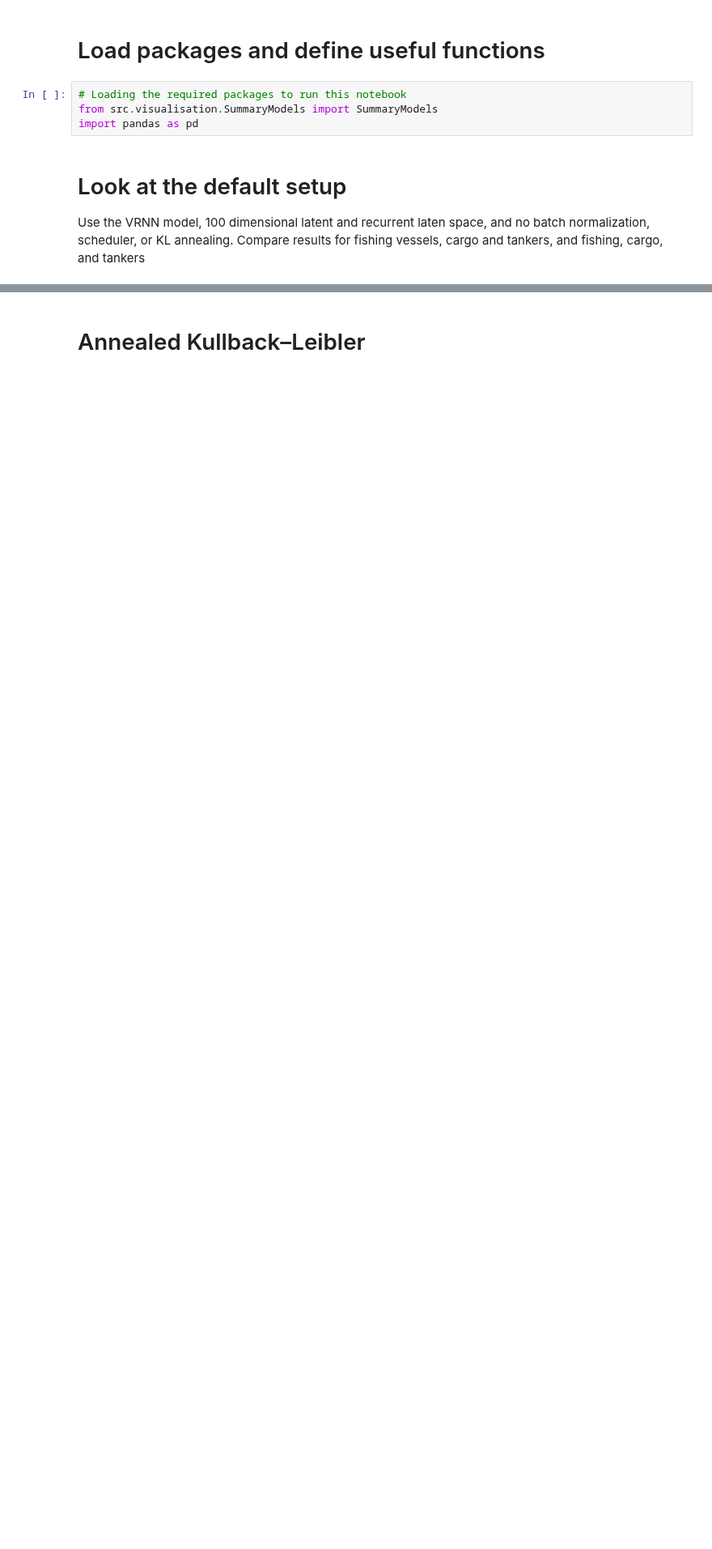
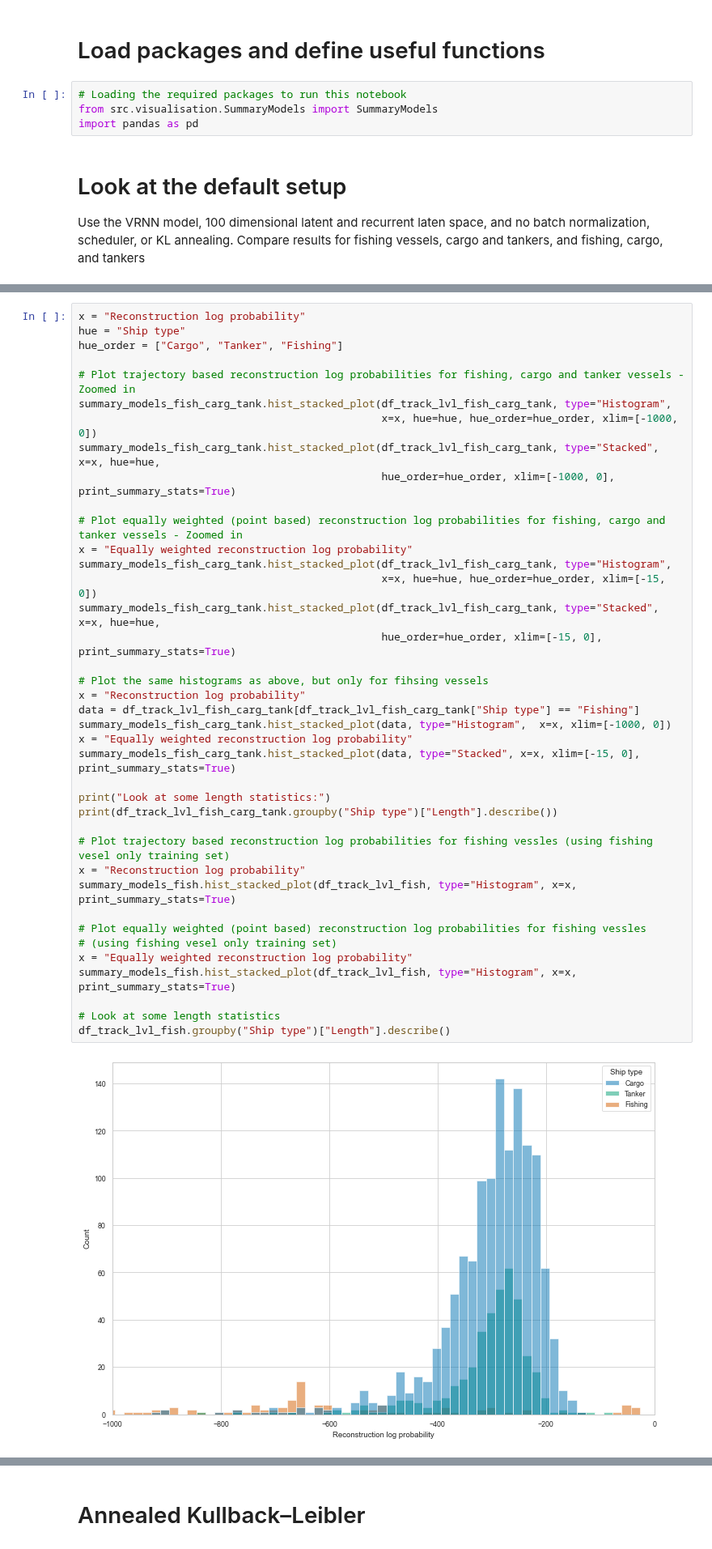
Before and after one commit to ThordurPall/vessel-trajectory-anomaly-detection, a Jupyter notebook: notebooks/Model Training/Learning Curves/Discrete Representation/Explore Training & Validation Curves - Comparison.ipynb, the cells around one changed output, grey strips where cells are left out. Shown at 81% size. Cells and saved outputs as stored; diff of their text form; blank space fills up the shorter version.

Commit message:
Adding the ability to construct reconstruction log probability histograms

```diff
--- a/notebooks/Model Training/Learning Curves/Discrete Representation/Explore Training & Validation Curves - Comparison.ipynb
+++ b/notebooks/Model Training/Learning Curves/Discrete Representation/Explore Training & Validation Curves - Comparison.ipynb
@@ -36,3 +39,44 @@ summary_models.plot_curves(df[df["Data set type"] == "Validation"], hue, hue_ord
 [figure]
 [figure]
 [figure]
+# %%
+x = "Reconstruction log probability"
+hue = "Ship type"
+hue_order = ["Cargo", "Tanker", "Fishing"]
+
+# Plot trajectory based reconstruction log probabilities for fishing, cargo and tanker vessels - Zoomed in
+summary_models_fish_carg_tank.hist_stacked_plot(df_track_lvl_fish_carg_tank, type="Histogram",
+                                                x=x, hue=hue, hue_order=hue_order, xlim=[-1000, 0])
+summary_models_fish_carg_tank.hist_stacked_plot(df_track_lvl_fish_carg_tank, type="Stacked", x=x, hue=hue,
+                                                hue_order=hue_order, xlim=[-1000, 0], print_summary_stats=True)
+
+# Plot equally weighted (point based) reconstruction log probabilities for fishing, cargo and tanker vessels - Zoomed in
+x = "Equally weighted reconstruction log probability"
+summary_models_fish_carg_tank.hist_stacked_plot(df_track_lvl_fish_carg_tank, type="Histogram",
+                                                x=x, hue=hue, hue_order=hue_order, xlim=[-15, 0])
+summary_models_fish_carg_tank.hist_stacked_plot(df_track_lvl_fish_carg_tank, type="Stacked", x=x, hue=hue,
+                                                hue_order=hue_order, xlim=[-15, 0], print_summary_stats=True)
+
+# Plot the same histograms as above, but only for fihsing vessels
+x = "Reconstruction log probability"
+data = df_track_lvl_fish_carg_tank[df_track_lvl_fish_carg_tank["Ship type"] == "Fishing"]
+summary_models_fish_carg_tank.hist_stacked_plot(data, type="Histogram",  x=x, xlim=[-1000, 0])
+x = "Equally weighted reconstruction log probability"
+summary_models_fish_carg_tank.hist_stacked_plot(data, type="Stacked", x=x, xlim=[-15, 0], print_summary_stats=True)
+
+print("Look at some length statistics:")
+print(df_track_lvl_fish_carg_tank.groupby("Ship type")["Length"].describe())
+
+# Plot trajectory based reconstruction log probabilities for fishing vessles (using fishing vesel only training set)
+x = "Reconstruction log probability"
+summary_models_fish.hist_stacked_plot(df_track_lvl_fish, type="Histogram", x=x, print_summary_stats=True)
+
+# Plot equally weighted (point based) reconstruction log probabilities for fishing vessles
+# (using fishing vesel only training set)
+x = "Equally weighted reconstruction log probability"
+summary_models_fish.hist_stacked_plot(df_track_lvl_fish, type="Histogram", x=x, print_summary_stats=True)
+
+# Look at some length statistics
+df_track_lvl_fish.groupby("Ship type")["Length"].describe()
+# %% [output]
+[figure, added]
```
Also changed, not shown: parts of 2 cells of this notebook, 1 other file.
